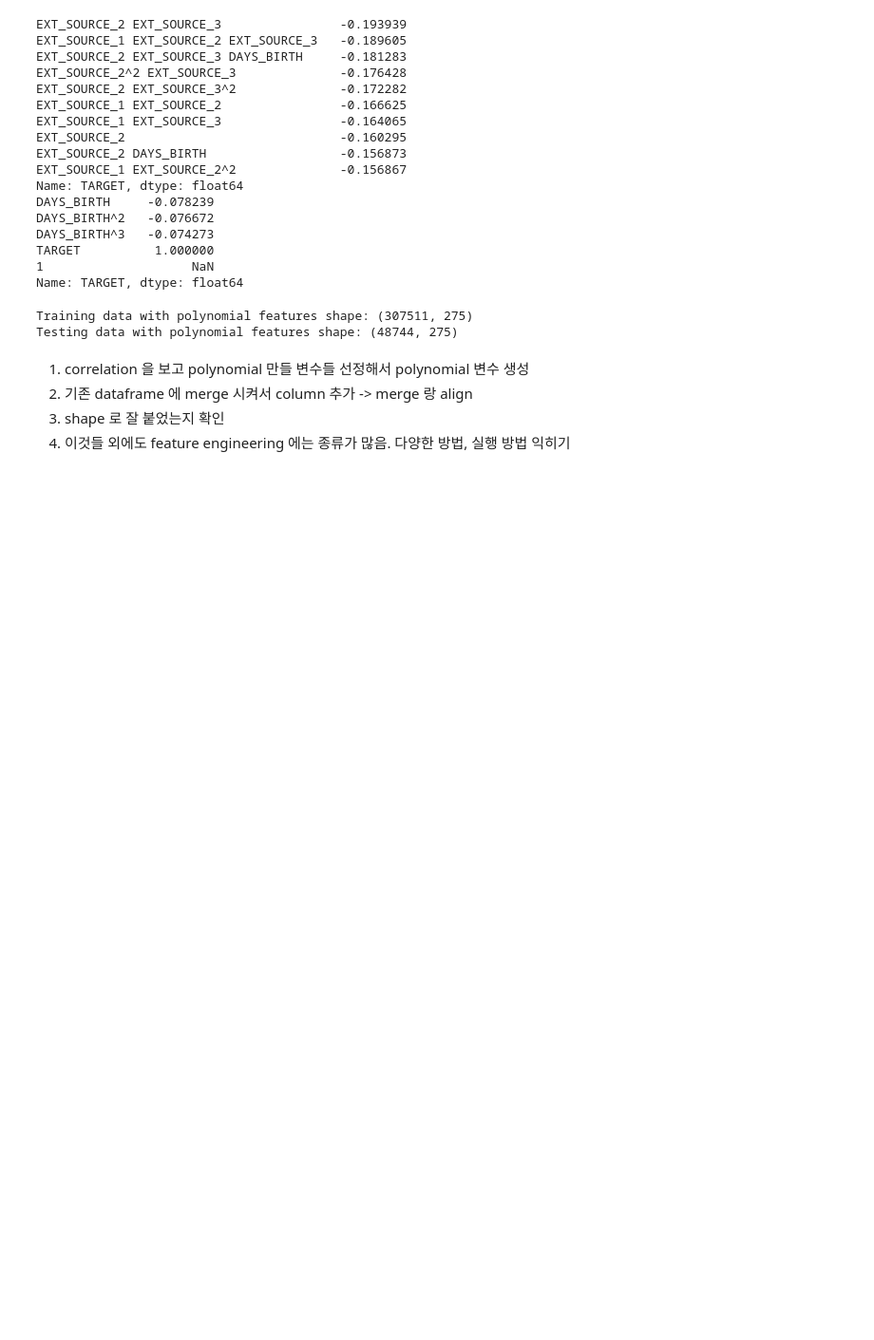
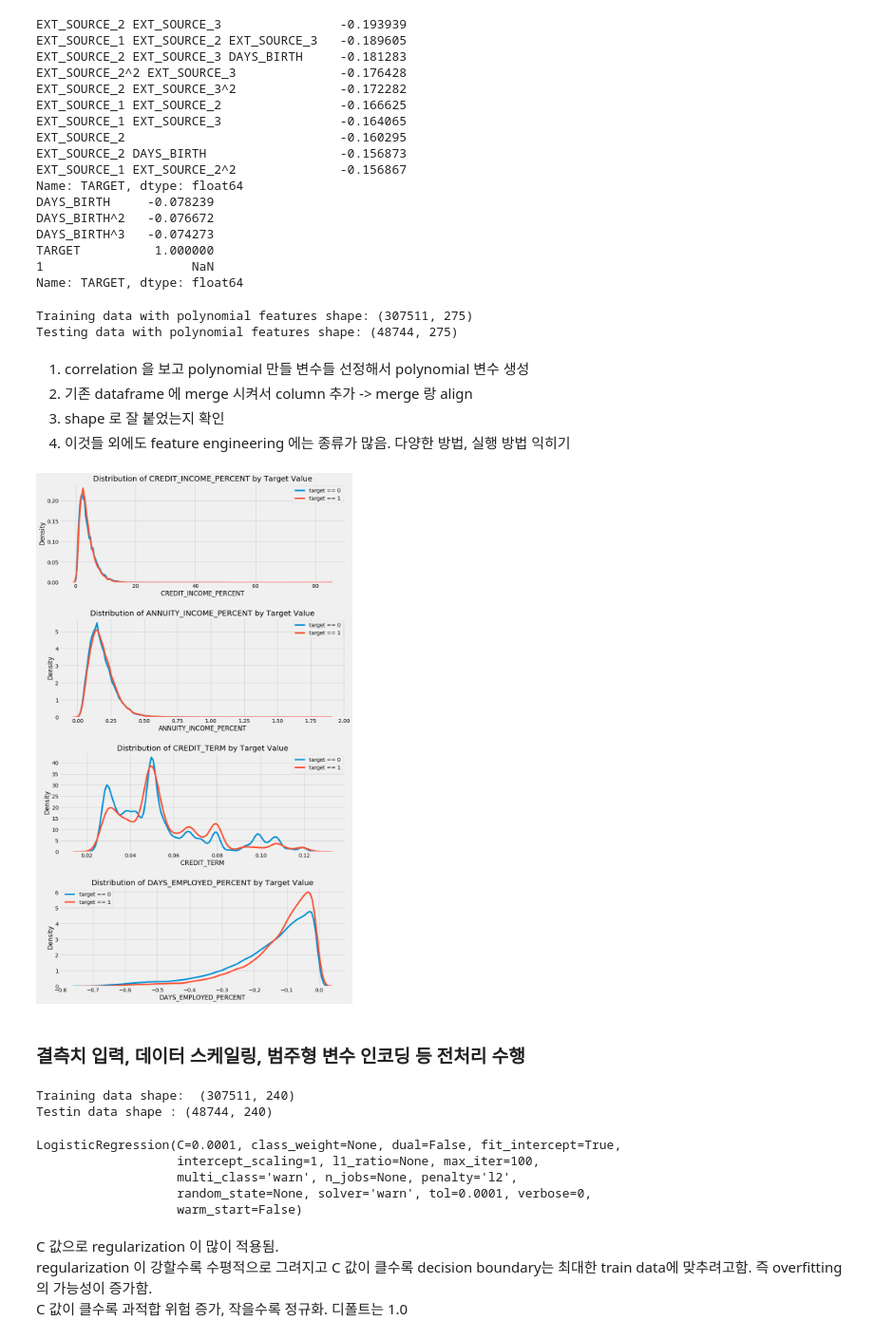
Before and after one commit to lingo94/DS, a Jupyter notebook: BinaryClassification-5.ipynb, the cells around one changed output. Shown at 95% size. Saved outputs shown, nothing was run; the diff lists cells and outputs as text; code cells hidden in the pictures; blank space fills up the shorter version.

```diff
--- a/BinaryClassification-5.ipynb
+++ b/BinaryClassification-5.ipynb
@@ -684,0 +683,11 @@ Testing data with polynomial features shape: (48744, 275)
+# %%
+# Domain knowledge features
+# 전문가는 아니지만 알고 있는 금융지식 동원, 다른 사람이 사용한 커널 참고
+# https://www.kaggle.com/jsaguiar/lightgbm-with-simple-features
+train_domain = train.copy() # 복사본을 만듬.
+test_domain = test.copy()
+
+train_domain['CREDIT_INCOME_PERCENT'] = train_domain['AMT_CREDIT'] / train_domain['AMT_INCOME_TOTAL']
+train_domain['ANNUITY_INCOME_PERCENT'] = train_domain['AMT_ANNUITY'] / train_domain['AMT_INCOME_TOTAL']
+train_domain['CREDIT_TERM'] = train_domain['AMT_ANNUITY'] / train_domain['AMT_CREDIT']
+train_domain['DAYS_EMPLOYED_PERCENT'] = train_domain['DAYS_EMPLOYED'] / train_domain['DAYS_BIRTH']
@@ -684,0 +700,64 @@ Testing data with polynomial features shape: (48744, 275)
+# %%
+# Visualize New Variables
+plt.figure(figsize=(12, 20))
+for i, feature in enumerate(['CREDIT_INCOME_PERCENT', 'ANNUITY_INCOME_PERCENT', 'CREDIT_TERM', 'DAYS_EMPLOYED_PERCENT']):
+    plt.subplot(4, 1, i+1)
+    sns.kdeplot(train_domain.loc[train_domain['TARGET'] == 0, feature], label = 'target == 0')
+    sns.kdeplot(train_domain.loc[train_domain['TARGET'] == 1, feature], label = 'target == 1')
+    plt.title('Distribution of %s by Target Value' % feature)
+    plt.xlabel(feature) # '%s' % feature 대신 저렇게 feature 만 써놔도 된다.
+    plt.ylabel('Density')
+
+plt.tight_layout(h_pad=2.5)
+# %% [output]
+[figure, added]
+# %% [markdown]
+### 결측치 입력, 데이터 스케일링, 범주형 변수 인코딩 등 전처리 수행
+# %%
+from sklearn.preprocessing import MinMaxScaler, Imputer
+
+# drop the target from the training data
+if 'TARGET' in train:
+    trainset = train.drop(columns = ['TARGET'])
+else:
+    trainset = train.copy()
+# Feature names
+features = list(trainset.columns)
+# Copy of the testing data
+testset = test.copy()
+# Median imputation of missing values
+imputer = Imputer(strategy = 'median')
+# Scale each feature ti 0-1
+scaler = MinMaxScaler(feature_range = (0, 1))
+# Fit on the training data
+imputer.fit(trainset)
+# Transform both training and testing data
+trainset = imputer.transform(trainset)
+testset = imputer.transform(test)
+# Repeat with the scaler
+scaler.fit(trainset)
+trainset = scaler.transform(trainset)
+testset = scaler.transform(testset)
+
+print('Training data shape: ', trainset.shape)
+print('Testin data shape :', testset.shape)
+# %% [output]
+Training data shape:  (307511, 240)
+Testin data shape : (48744, 240)
+# %%
+# Logistic Regression 적용 - 첫 번째 모델
+from sklearn.linear_model import LogisticRegression
+# make the model with the specified regularization parameter
+log_reg = LogisticRegression(C = 0.0001)
+# Train on the training data
+log_reg.fit(trainset, train_label) # train_label 은 저기 위에서 만들었음.
+# %% [output]
+LogisticRegression(C=0.0001, class_weight=None, dual=False, fit_intercept=True,
+                   intercept_scaling=1, l1_ratio=None, max_iter=100,
+                   multi_class='warn', n_jobs=None, penalty='l2',
+                   random_state=None, solver='warn', tol=0.0001, verbose=0,
+                   warm_start=False)
+# %% [markdown]
+C 값으로 regularization 이 많이 적용됨.
+regularization 이 강할수록 수평적으로 그려지고 C 값이 클수록 decision boundary는 최대한 train data에 맞추려고함. 즉 overfitting 의 가능성이 증가함.
+C 값이 클수록 과적합 위험 증가, 작을수록 정규화. 디폴트는 1.0
```
Also changed, not shown: parts of 20 cells of this notebook.
